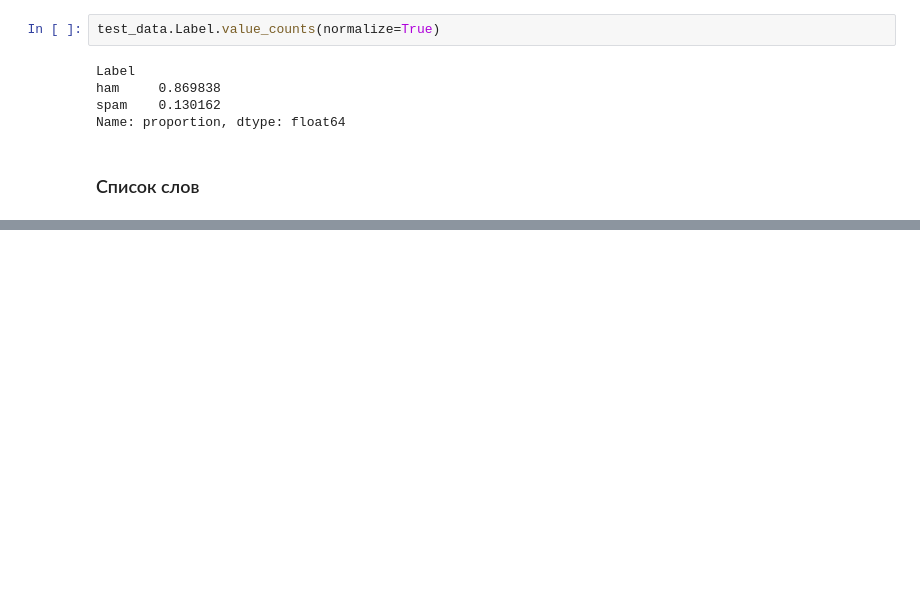
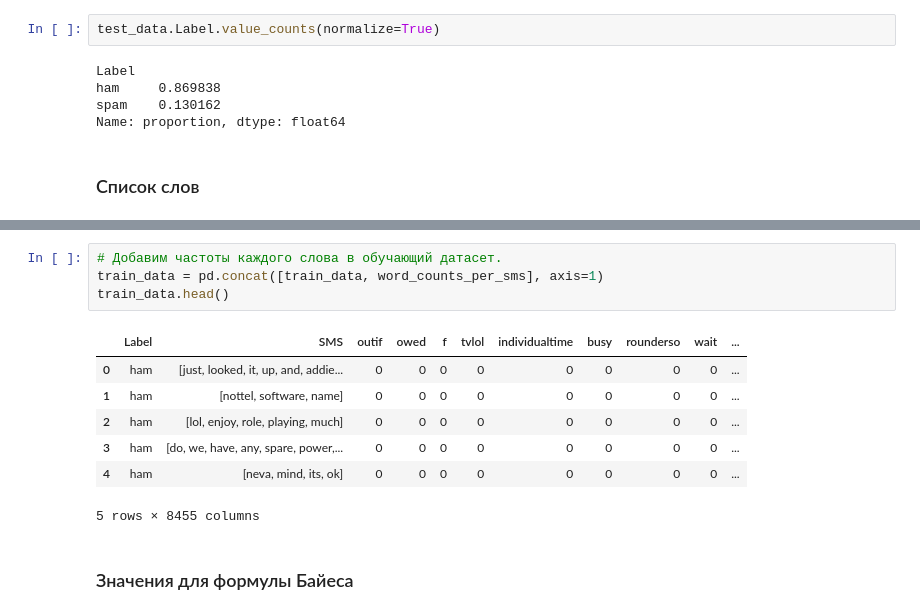
Before and after one commit to arkadijshmelev/spam_classification_naive_bayes, a Jupyter notebook: spam_classification_my.ipynb, the cells around one changed output, grey strips where cells are left out. Drawn from its saved outputs; the diff is of its cells as text; blank space fills up the shorter version.

```diff
--- a/spam_classification_my.ipynb
+++ b/spam_classification_my.ipynb
@@ -109,0 +130,14 @@ len(vocabulary)
+# %%
+# Добавим частоты каждого слова в обучающий датасет.
+train_data = pd.concat([train_data, word_counts_per_sms], axis=1)
+train_data.head()
+# %% [output]
+|  | Label | SMS | outif | owed | f | tvlol | individualtime | busy | rounderso | wait | ... |
+| 0 | ham | [just, looked, it, up, and, addie... | 0 | 0 | 0 | 0 | 0 | 0 | 0 | 0 | ... |
+| 1 | ham | [nottel, software, name] | 0 | 0 | 0 | 0 | 0 | 0 | 0 | 0 | ... |
+| 2 | ham | [lol, enjoy, role, playing, much] | 0 | 0 | 0 | 0 | 0 | 0 | 0 | 0 | ... |
+| 3 | ham | [do, we, have, any, spare, power,... | 0 | 0 | 0 | 0 | 0 | 0 | 0 | 0 | ... |
+| 4 | ham | [neva, mind, its, ok] | 0 | 0 | 0 | 0 | 0 | 0 | 0 | 0 | ... |
+5 rows × 8455 columns
+# %% [markdown]
+### Значения для формулы Байеса
```
Also changed, not shown: parts of 22 cells of this notebook.
